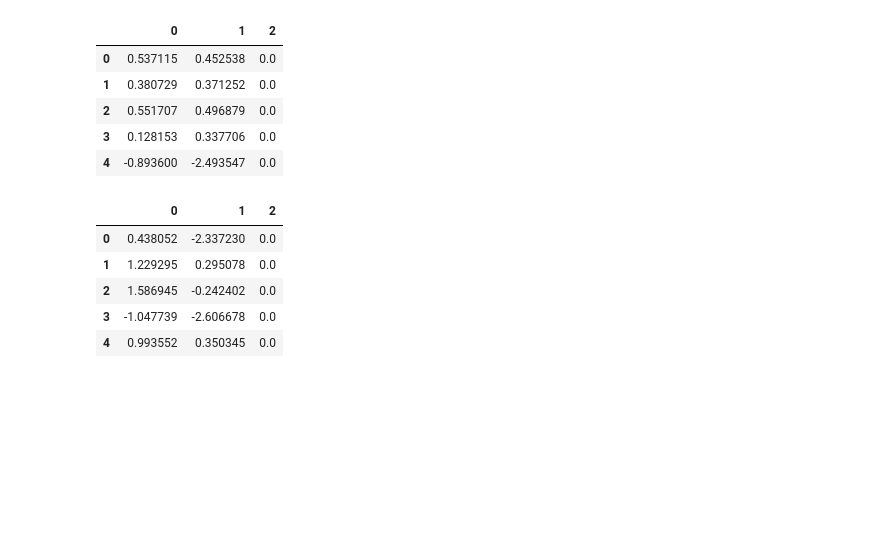
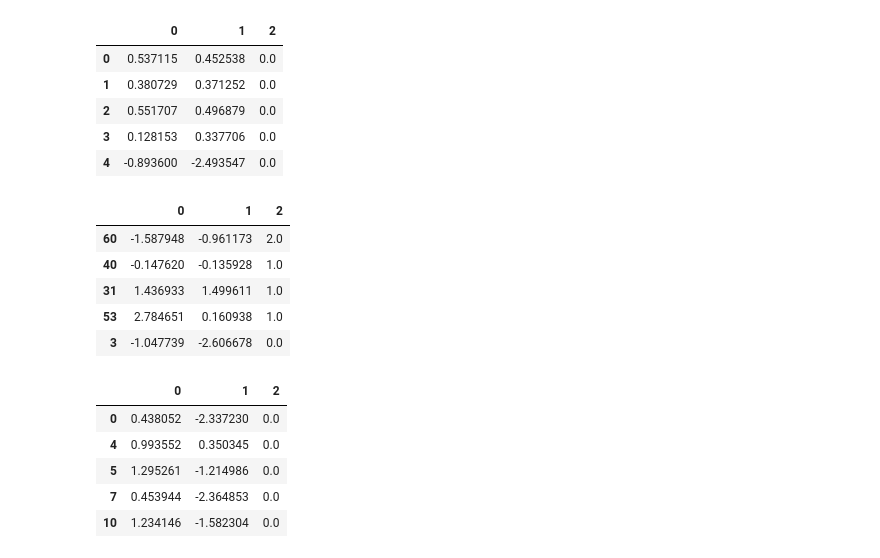
Before and after one commit to sowmyamanojna/CS5691-PRML-Assignments, a Jupyter notebook: assignment2/codes/1b-full-covariance.ipynb, the cells around one changed output. Drawn from its saved outputs; the diff is of its cells as text; code cells hidden in the pictures; blank space fills up the shorter version.

```diff
--- a/assignment2/codes/1b-full-covariance.ipynb
+++ b/assignment2/codes/1b-full-covariance.ipynb
@@ -46,14 +48,23 @@ pickle.dump(gmm_list, fin)
 fin.close()
 # %%
 df_test = pd.read_csv("../datasets/1B/dev.csv", header=None)
+df_cv = df_test.sample(frac=0.7)
+X_cv = df_cv.drop(2, axis=1).to_numpy()
+display(df_cv.head())
+df_test = df_test.drop(df_cv.index)
 X_test = df_test.drop(2, axis=1).to_numpy()
-X = df.drop(2, axis=1).to_numpy()
 df_test.head()
 # %% [output]
 |  | 0 | 1 | 2 |
-| 0 | 0.438052 | -2.337230 | 0.0 |
-| 1 | 1.229295 | 0.295078 | 0.0 |
-| 2 | 1.586945 | -0.242402 | 0.0 |
+| 60 | -1.587948 | -0.961173 | 2.0 |
+| 40 | -0.147620 | -0.135928 | 1.0 |
+| 31 | 1.436933 | 1.499611 | 1.0 |
+| 53 | 2.784651 | 0.160938 | 1.0 |
 | 3 | -1.047739 | -2.606678 | 0.0 |
-| 4 | 0.993552 | 0.350345 | 0.0 |
+|  | 0 | 1 | 2 |
+| 0 | 0.438052 | -2.337230 | 0.0 |
+| 4 | 0.993552 | 0.350345 | 0.0 |
+| 5 | 1.295261 | -1.214986 | 0.0 |
+| 7 | 0.453944 | -2.364853 | 0.0 |
+| 10 | 1.234146 | -1.582304 | 0.0 |
 # %%
```
Also changed, not shown: parts of 6 cells of this notebook, 1 other file.
